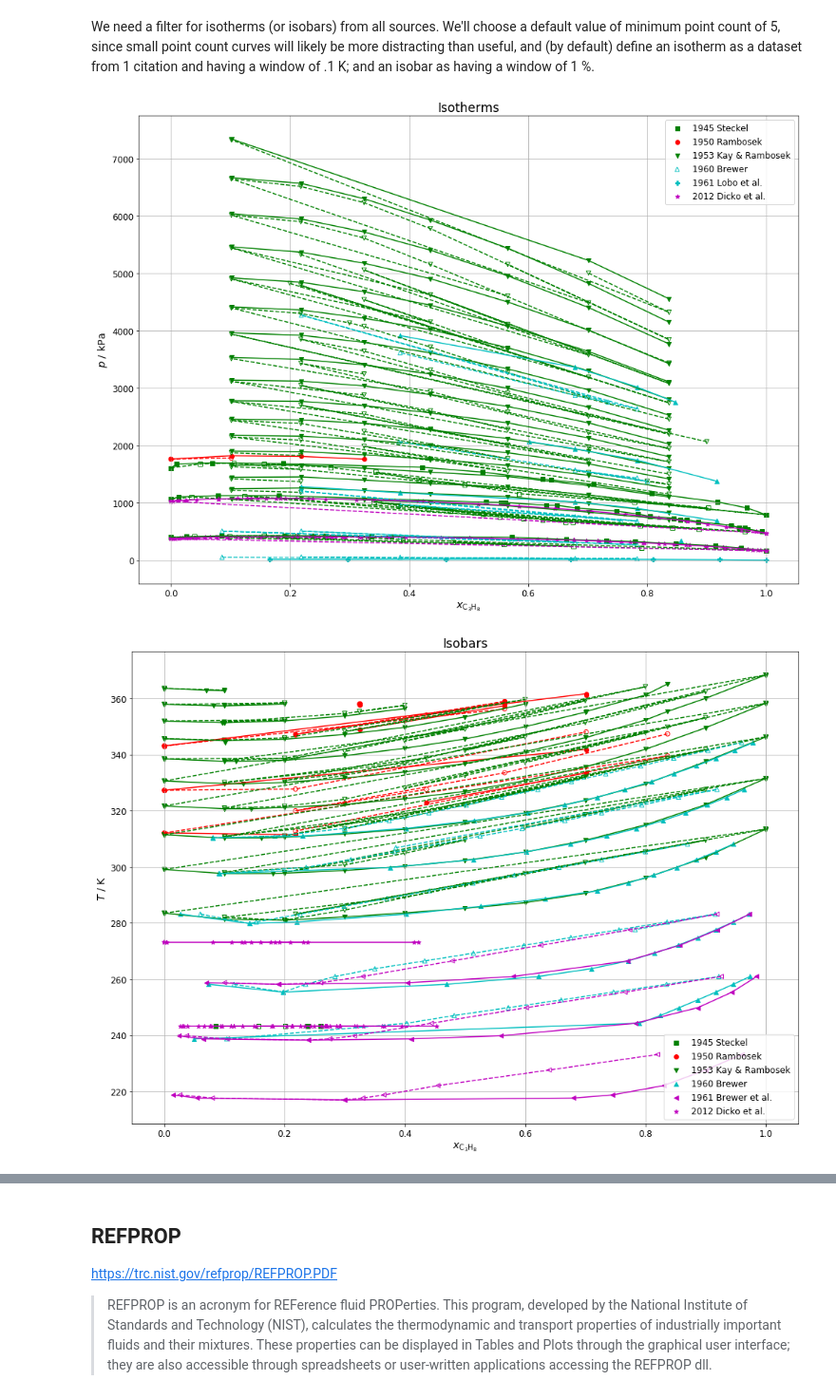
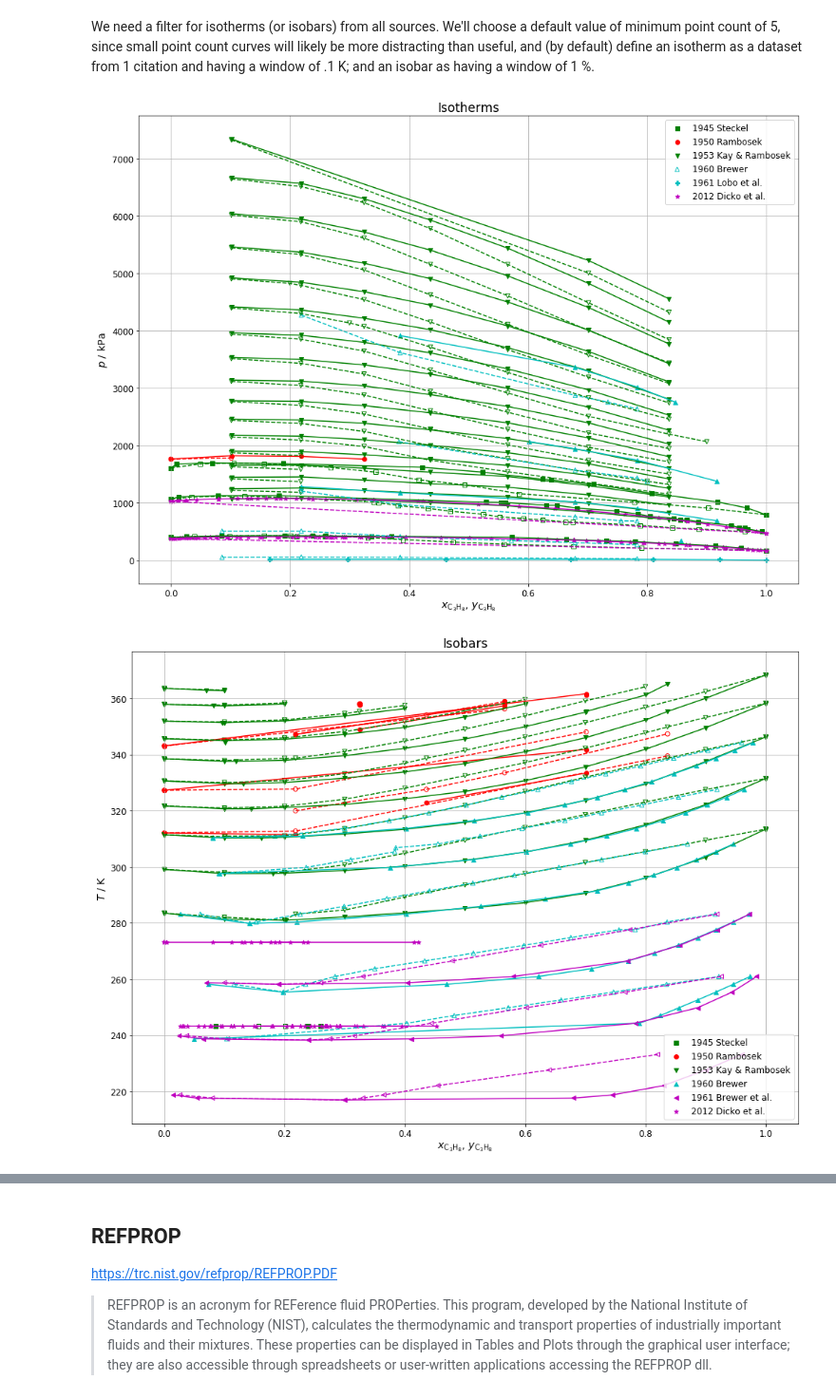
Before and after one commit to usnistgov/PPEPPD2019-data, a Jupyter notebook: EDA.ipynb, the cells around one changed output, grey strips where cells are left out. Shown at 95% size. Saved outputs shown, nothing was run; the diff lists cells and outputs as text; code cells hidden in the pictures.

```diff
--- a/EDA.ipynb
+++ b/EDA.ipynb
@@ -172,7 +173,7 @@ for src in ref_fixes:
     plot_kw[ref_fixes[src]] = plot_kw[src]
     plot_kw[src]['label'] = ref_fixes[src]
     for k in pdd:
-        pdd[k].loc[pdd[k][source]==src, source] = ref_fixes[src]
+        pdd[k].loc[pdd[k][Lsource]==src, Lsource] = ref_fixes[src]
 # %% [markdown]
 ### Format and plot azeotrope data
 # %%
@@ -276,12 +277,12 @@ def arrhenius (source_df, title=None, axes=None):
         plt.subplots(1,1)
         axes = plt.subplot(1,1,1)
 
-    Tinv = '$ 1000 / (T / \mathrm{K}) $'
+    LTinv = '$ 1000 / (T / \mathrm{K}) $'
     df = source_df.copy();
-    df[Tinv] = 1000/df[T]
+    df[LTinv] = 1000/df[LT]
     axes.semilogy()
 
-    plot_set(df,x=Tinv,y=p, title=title, axes=axes)
+    plot_set(df,x=LTinv,y=Lp, title=title, axes=axes)
 
 arrhenius(az_df)
 # %% [output]
@@ -331,15 +332,15 @@ plot_grid(crit_df, crit_df.columns[[1,2,3,4]], title='Critical Data')
 ### Vapor-Liquid Equilibrium
 # %%
 VLE_df = pdd['VLE'].drop(columns='#')
-VLE_df = VLE_df.rename(columns={'Liquid mole fraction of propane':xC3,
-                                'Temperature/ K':T,
-                                'Gas mole fraction of propane':yC3,
-                                'Pressure / kPa':p,
+VLE_df = VLE_df.rename(columns={'Liquid mole fraction of propane':LxC3,
+                                'Temperature/ K':LT,
+                                'Gas mole fraction of propane':LyC3,
+                                'Pressure / kPa':Lp,
                                })
 VLE_df = VLE_df[VLE_df.columns[[0,5,3,2,4,1,6,7]]]
 VLE_df.style.apply(color_row, axis=1).                             \
               applymap(color_nan).                                  \
-              format({T: '{:0.2f}',p: '{:0.4g}',xC3: '{:0.3f}', xC3: '{:0.3f}'})
+              format({LT: '{:0.2f}',Lp: '{:0.4g}',LxC3: '{:0.3f}', LxC3: '{:0.3f}'})
 # %% [output]
 [interactive output not drawn]
 # %%
@@ -347,8 +348,8 @@ arrhenius(VLE_df)
 # %% [output]
 [figure]
 # %%
-for src in VLE_df[source].unique():
-    arrhenius(VLE_df[VLE_df[source]==src], title=src)
+for src in VLE_df[Lsource].unique():
+    arrhenius(VLE_df[VLE_df[Lsource]==src], title=src)
 # %% [output]
 [figure]
 [figure]
@@ -452,59 +455,59 @@ def filter_isotherms(df, tol=.1, n=5):
     Returns a dataframe that contains isotherms
     '''
     isotherm_df = pd.DataFrame()
-    for src in VLE_df[source].unique():
-        mask = (VLE_df[source]==src) & (VLE_df[T].notnull())
-        if rejected in VLE_df.columns:
-            mask &= ~VLE_df[rejected].astype(bool)
-        subset = VLE_df[mask].sort_values(T)
+    for src in VLE_df[Lsource].unique():
+        mask = (VLE_df[Lsource]==src) & (VLE_df[LT].notnull())
+        if Lrejected in VLE_df.columns:
+            mask &= ~VLE_df[Lrejected].astype(bool)
+        subset = VLE_df[mask].sort_values(LT)
         i_max = sum(mask)
         i = 0
         cnt = 1
-        subset['Set'] = 0
+        subset[Lset] = 0
         while i < i_max:
             j = i+1
-            while (j < i_max) and (subset[T].iloc[j] - subset[T].iloc[i] < tol):
+            while (j < i_max) and (subset[LT].iloc[j] - subset[LT].iloc[i] < tol):
                 j += 1
             if j - i >= n:
-                isotherm_df = isotherm_df.append(subset.iloc[i:j].sort_values(xC3), ignore_index=True)
-                isotherm_df.loc[i-j+len(isotherm_df):len(isotherm_df),'Set'] = cnt
+                isotherm_df = isotherm_df.append(subset.iloc[i:j].sort_values([LxC3,LyC3]), ignore_index=True)
+                isotherm_df.loc[i-j+len(isotherm_df):len(isotherm_df),Lset] = cnt
                 cnt += 1
             i = j
 
     return isotherm_df
 
 isotherm_df = filter_isotherms(VLE_df)
-VLE_plot_set(isotherm_df,p, title='Isotherms')
+VLE_plot_set(isotherm_df,Lp, title='Isotherms')
 # %% [output]
-[figure, old version]
+[figure, new version]
 # %%
 def filter_isobars(df, tol=.01, n=5):
     '''
     Returns a dataframe that contains isobars
     '''
     isobar_df = pd.DataFrame()
-    for src in VLE_df[source].unique():
-        mask = (VLE_df[source]==src) & (VLE_df[p].notnull())
-        if rejected in VLE_df.columns:
-            mask &= ~VLE_df[rejected].astype(bool)
-        subset = VLE_df[mask].sort_values(p)
+    for src in VLE_df[Lsource].unique():
+        mask = (VLE_df[Lsource]==src) & (VLE_df[Lp].notnull())
+        if Lrejected in VLE_df.columns:
+            mask &= ~VLE_df[Lrejected].astype(bool)
+        subset = VLE_df[mask].sort_values(Lp)
         i_max = sum(mask)
         i = 0
         cnt = 1
-        subset['Set'] = 0
+        subset[Lset] = 0
         while i < i_max:
             j = i+1
-            while (j < i_max) and ((subset[p].iloc[j] - subset[p].iloc[i] < tol*subset[p].iloc[i]) or (subset[p].iloc[i] == 0)):
+            while (j < i_max) and ((subset[Lp].iloc[j] - subset[Lp].iloc[i] < tol*subset[Lp].iloc[i]) or (subset[Lp].iloc[i] == 0)):
                 j += 1
             if j - i >= n:
-                isobar_df = isobar_df.append(subset.iloc[i:j].sort_values(xC3), ignore_index=True)
+                isobar_df = isobar_df.append(subset.iloc[i:j].sort_values([LxC3,LyC3]), ignore_index=True)
                 isobar_df.loc[i-j+len(isobar_df):len(isobar_df),'Set'] = cnt
                 cnt += 1
             i = j
 
     return isobar_df
 
 isobar_df = filter_isobars(VLE_df)
-VLE_plot_set(isobar_df,T, title='Isobars')
+VLE_plot_set(isobar_df,LT, title='Isobars')
 # %% [output]
-[figure, old version]
+[figure, new version]
```
Also changed, not shown: parts of 17 cells of this notebook.
